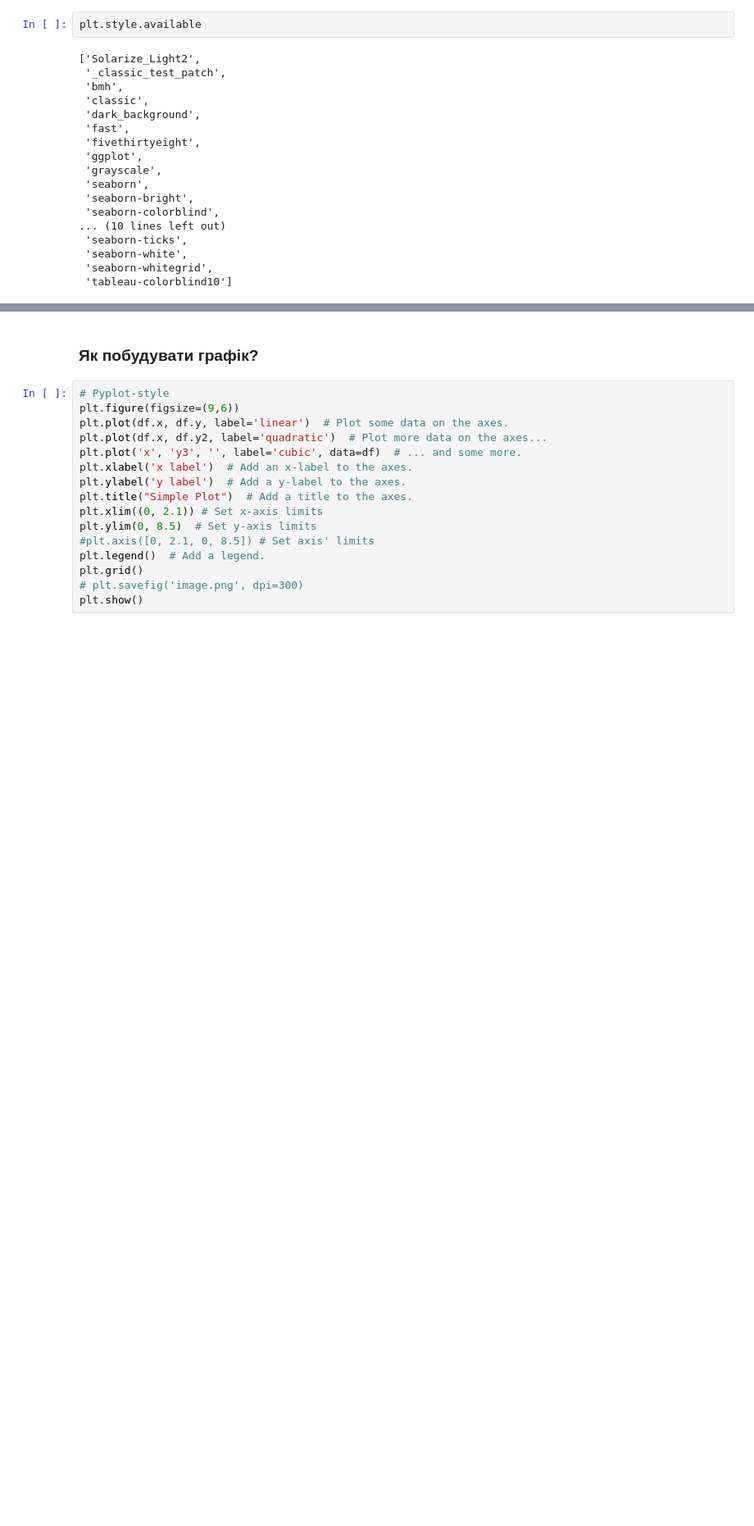
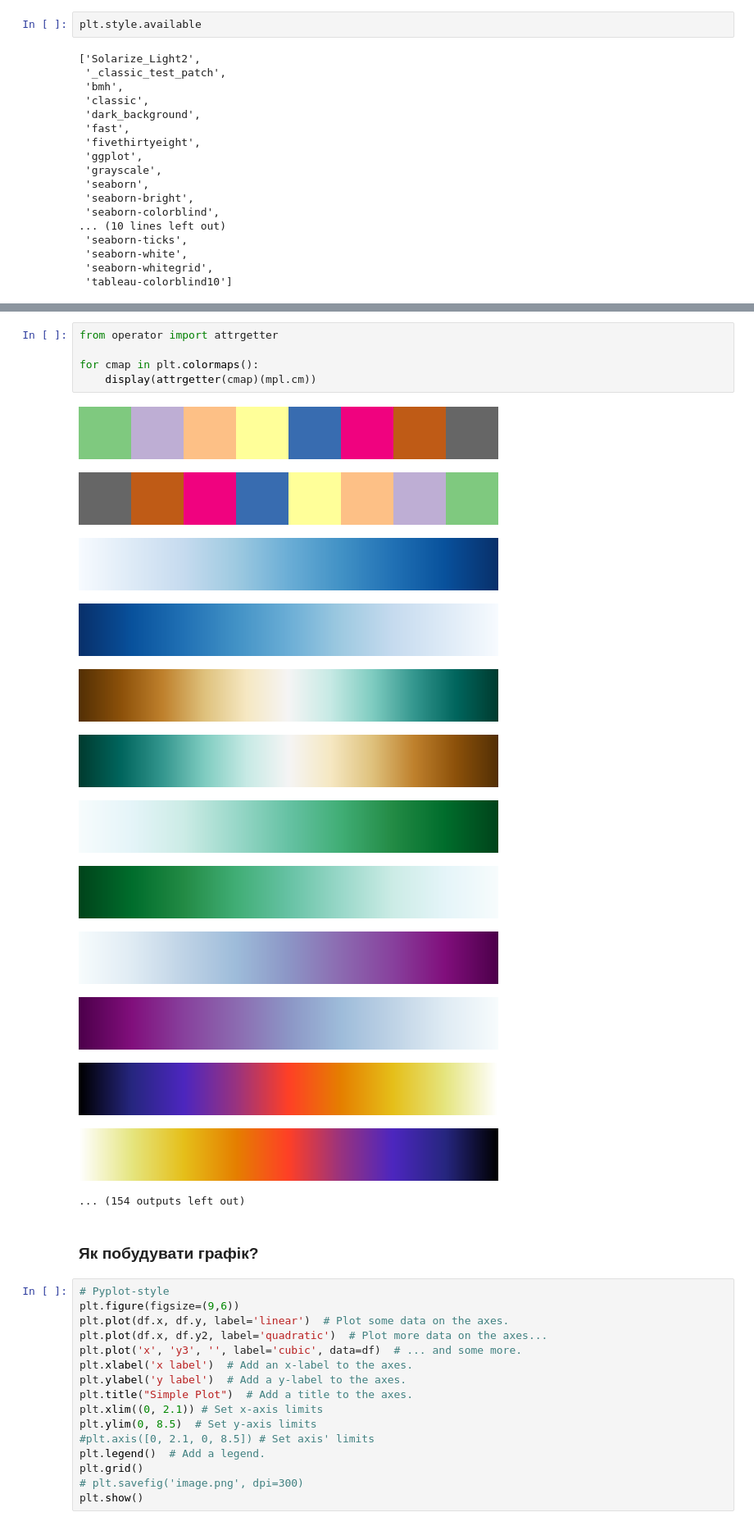
Before and after one commit to GenomicsUA/workshops, a Jupyter notebook: Python_R_Visualization/Python/Matplotlib.ipynb, the cells around one changed output, grey strips where cells are left out. Shown at 82% size. Cells and saved outputs as stored; diff of their text form; blank space fills up the shorter version.

```diff
--- a/Python_R_Visualization/Python/Matplotlib.ipynb
+++ b/Python_R_Visualization/Python/Matplotlib.ipynb
@@ -143,3 +171,22 @@ plt.style.use('classic')
+# %%
+from operator import attrgetter
+
+for cmap in plt.colormaps():
+    display(attrgetter(cmap)(mpl.cm))
+# %% [output]
+[figure, added]
+[figure, added]
+[figure, added]
+[figure, added]
+[figure, added]
+[figure, added]
+[figure, added]
+[figure, added]
+[figure, added]
+[figure, added]
+[figure, added]
+[figure, added]
+... (154 outputs left out)
 # %% [markdown]
 ### Як побудувати графік?
 # %%
```
Also changed, not shown: parts of 30 cells of this notebook.
